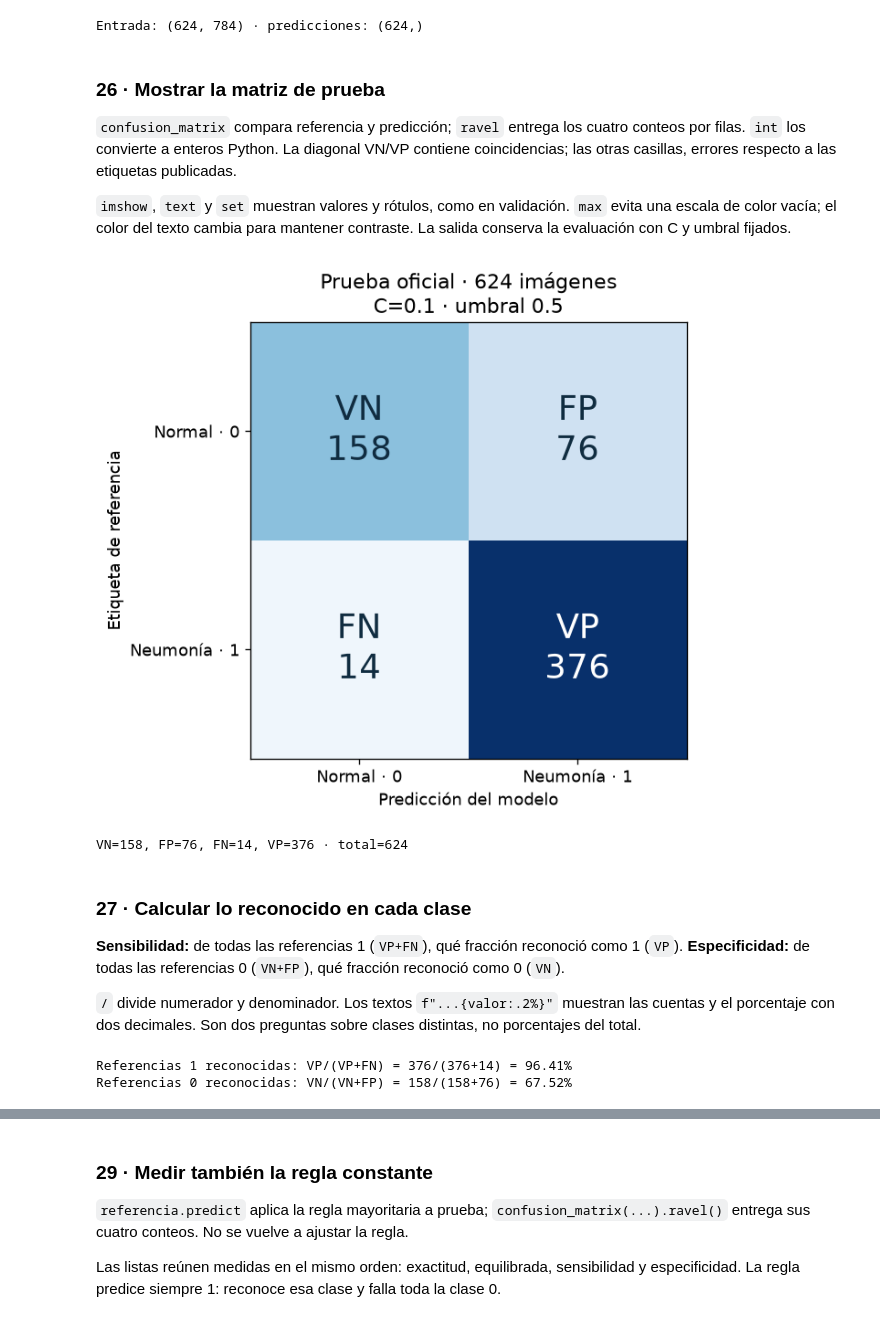
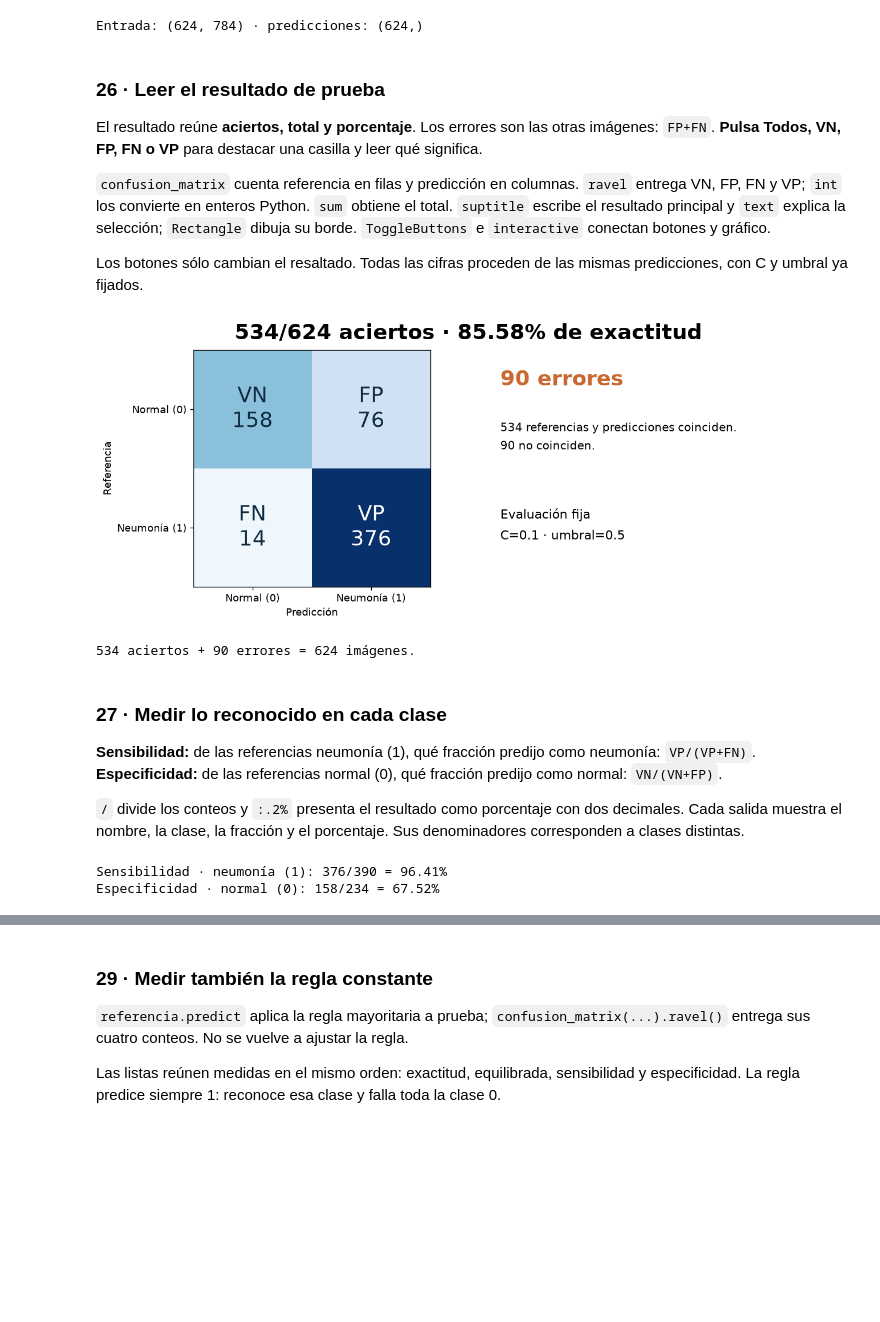
Before and after one commit to FisikMedik/taller-imagenes-medicas-python, a Jupyter notebook: Modulo_ML_radiografias.ipynb, the cells around one changed output, grey strips where cells are left out. Drawn from its saved outputs; the diff is of its cells as text; code cells hidden in the pictures; blank space fills up the shorter version.

```diff
--- a/Modulo_ML_radiografias.ipynb
+++ b/Modulo_ML_radiografias.ipynb
@@ -530,37 +534,63 @@ print("Entrada:", X_test.shape, "· predicciones:", pred_test.shape)
 # %% [output]
 Entrada: (624, 784) · predicciones: (624,)
 # %% [markdown]
-### 26 · Mostrar la matriz de prueba
+### 26 · Leer el resultado de prueba
 
-`confusion_matrix` compara referencia y predicción; `ravel` entrega los cuatro conteos por filas. `int` los convierte a enteros Python. La diagonal VN/VP contiene coincidencias; las otras casillas, errores respecto a las etiquetas publicadas.
+El resultado reúne **aciertos, total y porcentaje**. Los errores son las otras imágenes: `FP+FN`. **Pulsa Todos, VN, FP, FN o VP** para destacar una casilla y leer qué significa.
 
-`imshow`, `text` y `set` muestran valores y rótulos, como en validación. `max` evita una escala de color vacía; el color del texto cambia para mantener contraste. La salida conserva la evaluación con C y umbral fijados.
+`confusion_matrix` cuenta referencia en filas y predicción en columnas. `ravel` entrega VN, FP, FN y VP; `int` los convierte en enteros Python. `sum` obtiene el total. `suptitle` escribe el resultado principal y `text` explica la selección; `Rectangle` dibuja su borde. `ToggleButtons` e `interactive` conectan botones y gráfico.
+
+Los botones sólo cambian el resaltado. Todas las cifras proceden de las mismas predicciones, con C y umbral ya fijados.
 # %%
 matriz_test = confusion_matrix(y_test, pred_test, labels=[0, 1])
 vn, fp, fn, vp = [int(v) for v in matriz_test.ravel()]
-fig, ax = plt.subplots(figsize=(7.2, 5), layout="constrained")
-ax.imshow(matriz_test, cmap="Blues", vmin=0, vmax=max(matriz_test.max(), 1))
+aciertos = vn + vp
+errores = fp + fn
+total_prueba = int(matriz_test.sum())
 siglas = np.array([["VN", "FP"], ["FN", "VP"]])
-for (fila, columna), valor in np.ndenumerate(matriz_test):
-    ax.text(columna, fila, f"{siglas[fila,columna]}\n{valor}", ha="center", va="center", fontsize=22, color="white" if valor > matriz_test.max()/2 else "#102c40")
-ax.set(xticks=[0, 1], xticklabels=["Normal · 0", "Neumonía · 1"], yticks=[0, 1], yticklabels=["Normal · 0", "Neumonía · 1"], xlabel="Predicción del modelo", ylabel="Etiqueta de referencia", title=f"Prueba oficial · 624 imágenes\nC={C_elegido:g} · umbral {UMBRAL_FINAL}")
-plt.show()
-print(f"VN={vn}, FP={fp}, FN={fn}, VP={vp} · total={vn+fp+fn+vp}")
+explicaciones = {
+    "Todos": f"{aciertos} referencias y predicciones coinciden.\n{errores} no coinciden.",
+    "VN": f"{vn} imágenes con referencia normal (0).\nEl modelo también predijo normal (0).",
+    "FP": f"{fp} imágenes con referencia normal (0).\nEl modelo predijo neumonía (1).",
+    "FN": f"{fn} imágenes con referencia neumonía (1).\nEl modelo predijo normal (0).",
+    "VP": f"{vp} imágenes con referencia neumonía (1).\nEl modelo también predijo neumonía (1).",
+}
+
+def ver_matriz_prueba(casilla_prueba="Todos"):
+    fig, ejes = plt.subplots(1, 2, figsize=(11, 4.4), layout="constrained")
+    fig.suptitle(f"{aciertos}/{total_prueba} aciertos · {aciertos/total_prueba:.2%} de exactitud", fontsize=22, weight="bold")
+    ejes[0].imshow(matriz_test, cmap="Blues", vmin=0, vmax=max(matriz_test.max(), 1))
+    for (fila, columna), valor in np.ndenumerate(matriz_test):
+        ejes[0].text(columna, fila, f"{siglas[fila, columna]}\n{valor}", ha="center", va="center", fontsize=22, color="white" if valor > matriz_test.max()/2 else "#102c40")
+        if casilla_prueba == siglas[fila, columna]:
+            ejes[0].add_patch(plt.Rectangle((columna-0.5, fila-0.5), 1, 1, fill=False, edgecolor="#c96932", linewidth=4))
+    ejes[0].set(xticks=[0, 1], xticklabels=["Normal (0)", "Neumonía (1)"], yticks=[0, 1], yticklabels=["Normal (0)", "Neumonía (1)"], xlabel="Predicción", ylabel="Referencia")
+    ejes[1].axis("off")
+    ejes[1].text(0.02, 0.85, f"{errores} errores", fontsize=22, weight="bold", color="#c96932", transform=ejes[1].transAxes)
+    ejes[1].text(0.02, 0.58, explicaciones[casilla_prueba], fontsize=12, linespacing=1.5, transform=ejes[1].transAxes)
+    ejes[1].text(0.02, 0.20, f"Evaluación fija\nC={C_elegido:g} · umbral={UMBRAL_FINAL}", fontsize=13, linespacing=1.6, transform=ejes[1].transAxes)
+    plt.show()
+    print(f"{aciertos} aciertos + {errores} errores = {total_prueba} imágenes.")
+    return fig
+
+matriz_control = widgets.ToggleButtons(options=["Todos", "VN", "FP", "FN", "VP"], value="Todos", description="Casilla")
+visor_matriz_prueba = widgets.interactive(ver_matriz_prueba, casilla_prueba=matriz_control)
+display(visor_matriz_prueba)
 # %% [output]
-[figure, old version]
+[figure, new version]
-VN=158, FP=76, FN=14, VP=376 · total=624
+534 aciertos + 90 errores = 624 imágenes.
 # %% [markdown]
-### 27 · Calcular lo reconocido en cada clase
+### 27 · Medir lo reconocido en cada clase
 
-**Sensibilidad:** de todas las referencias 1 (`VP+FN`), qué fracción reconoció como 1 (`VP`). **Especificidad:** de todas las referencias 0 (`VN+FP`), qué fracción reconoció como 0 (`VN`).
+**Sensibilidad:** de las referencias neumonía (1), qué fracción predijo como neumonía: `VP/(VP+FN)`. **Especificidad:** de las referencias normal (0), qué fracción predijo como normal: `VN/(VN+FP)`.
 
-`/` divide numerador y denominador. Los textos `f"...{valor:.2%}"` muestran las cuentas y el porcentaje con dos decimales. Son dos preguntas sobre clases distintas, no porcentajes del total.
+`/` divide los conteos y `:.2%` presenta el resultado como porcentaje con dos decimales. Cada salida muestra el nombre, la clase, la fracción y el porcentaje. Sus denominadores corresponden a clases distintas.
 # %%
 sensibilidad = vp / (vp + fn)
-print(f"Referencias 1 reconocidas: VP/(VP+FN) = {vp}/({vp}+{fn}) = {sensibilidad:.2%}")
 especificidad = vn / (vn + fp)
-print(f"Referencias 0 reconocidas: VN/(VN+FP) = {vn}/({vn}+{fp}) = {especificidad:.2%}")
+print(f"Sensibilidad · neumonía (1): {vp}/{vp+fn} = {sensibilidad:.2%}")
+print(f"Especificidad · normal (0): {vn}/{vn+fp} = {especificidad:.2%}")
 # %% [output]
-Referencias 1 reconocidas: VP/(VP+FN) = 376/(376+14) = 96.41%
-Referencias 0 reconocidas: VN/(VN+FP) = 158/(158+76) = 67.52%
+Sensibilidad · neumonía (1): 376/390 = 96.41%
+Especificidad · normal (0): 158/234 = 67.52%
 # %% [markdown]
```
Also changed, not shown: parts of 6 cells of this notebook, 1 other file.
